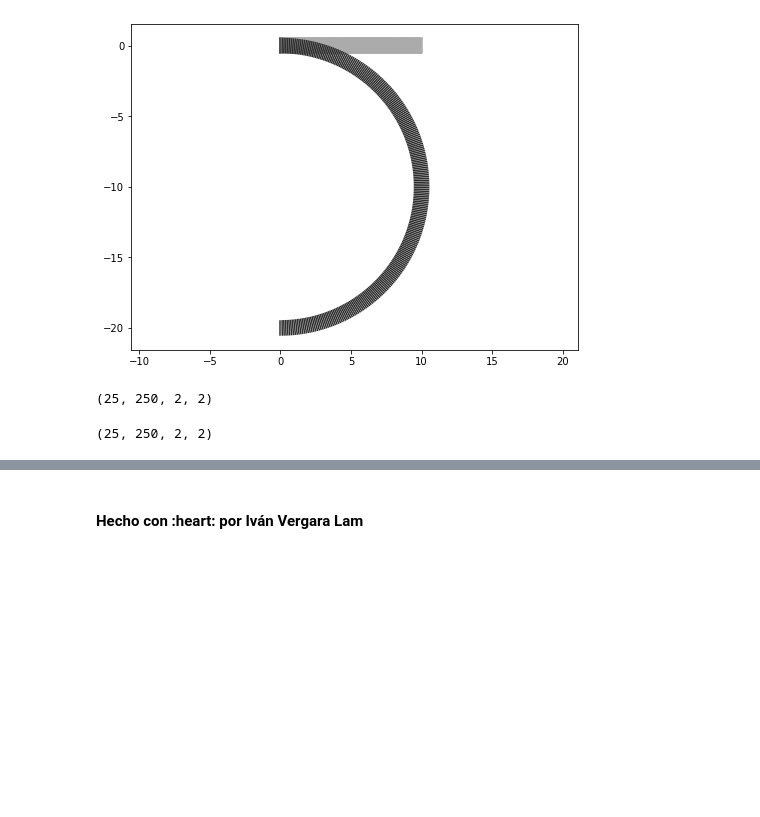
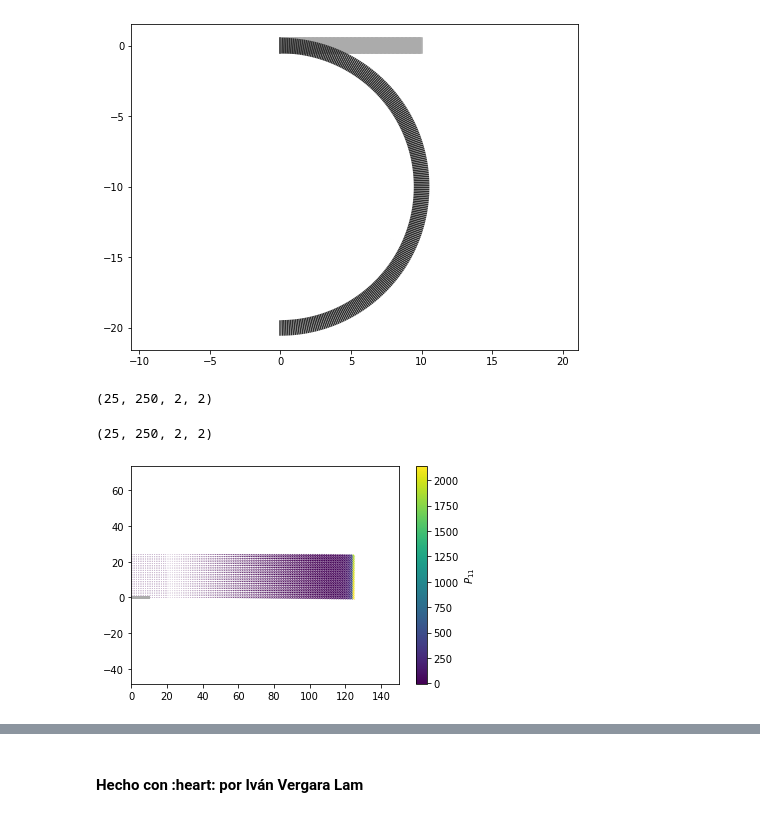
Before and after one commit to ivanvlam/IBM2020, a Jupyter notebook: Tarea 2/tarea-2.ipynb, the cells around one changed output, grey strips where cells are left out. Saved outputs shown, nothing was run; the diff lists cells and outputs as text; code cells hidden in the pictures; blank space fills up the shorter version.

```diff
--- a/Tarea 2/tarea-2.ipynb
+++ b/Tarea 2/tarea-2.ipynb
@@ -98,6 +103,17 @@ P_11 = P[:, :, 0, 0]
 P_12 = P[:, :, 0, 1]
 P_21 = P[:, :, 1, 0]
 P_22 = P[:, :, 1, 1]
+# %%
+plt.figure()
+plt.plot(BB_x, BB_y, color='#ABABAB')
+plt.quiver(BB_XX, BB_YY, P_11, color = 'k')  # * es para desempaquetar
+plt.colorbar(label = r'$P_{11}$')
+plt.axis('equal')
+plt.xlim(0, 150)
+plt.ylim(-5, 30)
+plt.show()
+# %% [output]
+[figure, added]
 # %%
 plt.figure()
 plt.plot(BB_x, BB_y, color='#ABABAB')
```
Also changed, not shown: parts of 3 cells of this notebook.
